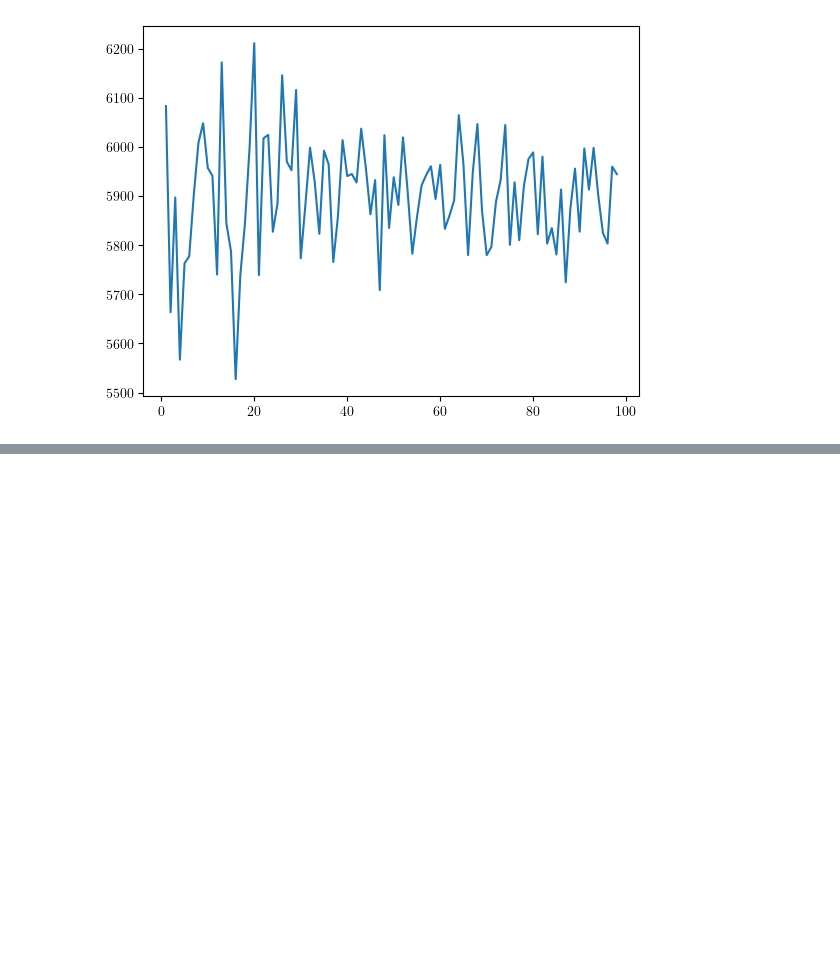
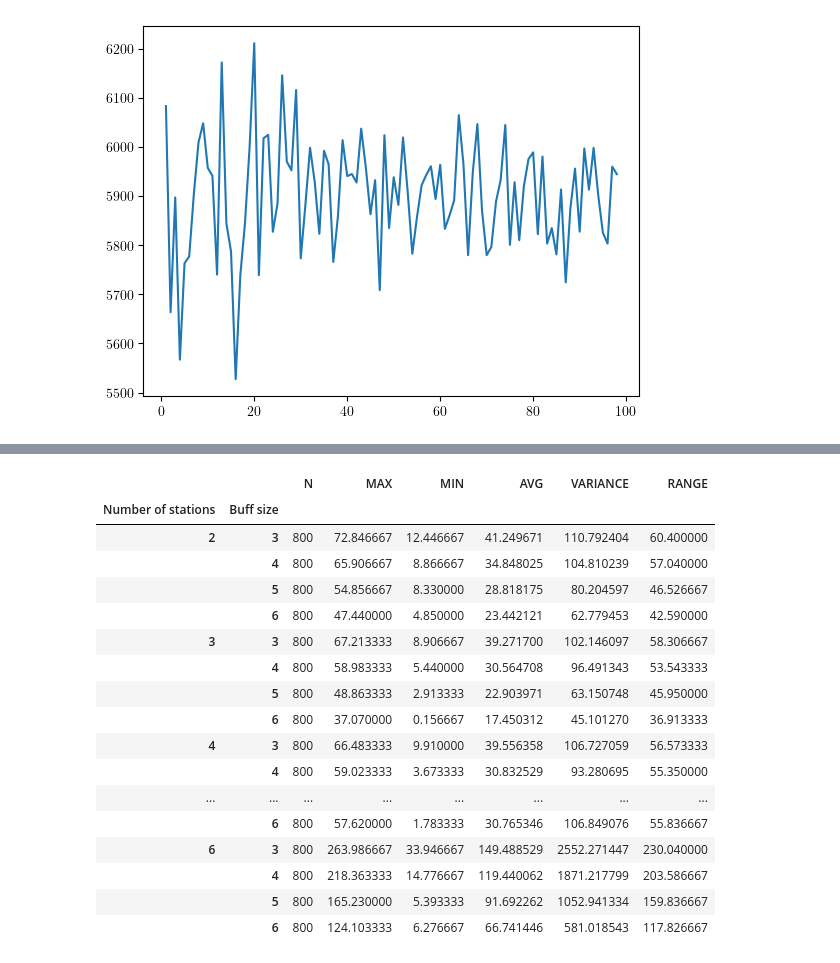
Before and after one commit to MatteoMascheroni1/AdvanceModelingForOperationProject, a Jupyter notebook: code/new code/output/simulation_analysis.ipynb, the cells around one changed output, grey strips where cells are left out. Cells and saved outputs as stored; diff of their text form; code cells hidden in the pictures; blank space fills up the shorter version.

Commit message:
Aggiunto dataframe finale con tutte le statistiche fatte su 800 runs

```diff
--- a/code/new code/output/simulation_analysis.ipynb
+++ b/code/new code/output/simulation_analysis.ipynb
@@ -94,0 +108,6 @@ plt.show()
+# %%
+final_dataframe.drop(labels=["index"], inplace=True, axis =1)
+# %%
+final_dataframe["Buff size"]=final_dataframe["Buffer Size"].str[0]
+# %%
+final_dataframe.drop(["Buffer Size"], axis = 1, inplace = True)
@@ -94,0 +130,28 @@ plt.show()
+# %%
+df_output = final_dataframe.groupby(["Number of stations", "Buff size"]).agg(N=pd.NamedAgg(column="Average Idle Times[min]", aggfunc=lambda x: len(x)),
+                                                                MAX=pd.NamedAgg(column="Average Idle Times[min]", aggfunc=max),
+                                                                MIN=pd.NamedAgg(column="Average Idle Times[min]", aggfunc=min),
+                                                                AVG=pd.NamedAgg(column="Average Idle Times[min]", aggfunc=statistics.mean),
+                                                                VARIANCE=pd.NamedAgg(column="Average Idle Times[min]", aggfunc=statistics.variance),
+                                                                RANGE= pd.NamedAgg(column="Average Idle Times[min]", aggfunc=lambda x: max(x)-min(x)))
+# %%
+df_output
+# %% [output]
+|  |  | N | MAX | MIN | AVG | VARIANCE | RANGE |
+| Number of stations | Buff size |  |  |  |  |  |  |
+| 2 | 3 | 800 | 72.846667 | 12.446667 | 41.249671 | 110.792404 | 60.400000 |
+|  | 4 | 800 | 65.906667 | 8.866667 | 34.848025 | 104.810239 | 57.040000 |
+|  | 5 | 800 | 54.856667 | 8.330000 | 28.818175 | 80.204597 | 46.526667 |
+|  | 6 | 800 | 47.440000 | 4.850000 | 23.442121 | 62.779453 | 42.590000 |
+| 3 | 3 | 800 | 67.213333 | 8.906667 | 39.271700 | 102.146097 | 58.306667 |
+|  | 4 | 800 | 58.983333 | 5.440000 | 30.564708 | 96.491343 | 53.543333 |
+|  | 5 | 800 | 48.863333 | 2.913333 | 22.903971 | 63.150748 | 45.950000 |
+|  | 6 | 800 | 37.070000 | 0.156667 | 17.450312 | 45.101270 | 36.913333 |
+| 4 | 3 | 800 | 66.483333 | 9.910000 | 39.556358 | 106.727059 | 56.573333 |
+|  | 4 | 800 | 59.023333 | 3.673333 | 30.832529 | 93.280695 | 55.350000 |
+| ... | ... | ... | ... | ... | ... | ... | ... |
+|  | 6 | 800 | 57.620000 | 1.783333 | 30.765346 | 106.849076 | 55.836667 |
+| 6 | 3 | 800 | 263.986667 | 33.946667 | 149.488529 | 2552.271447 | 230.040000 |
+|  | 4 | 800 | 218.363333 | 14.776667 | 119.440062 | 1871.217799 | 203.586667 |
+|  | 5 | 800 | 165.230000 | 5.393333 | 91.692262 | 1052.941334 | 159.836667 |
+|  | 6 | 800 | 124.103333 | 6.276667 | 66.741446 | 581.018543 | 117.826667 |
```
Also changed, not shown: parts of 18 cells of this notebook, 8 other files.
